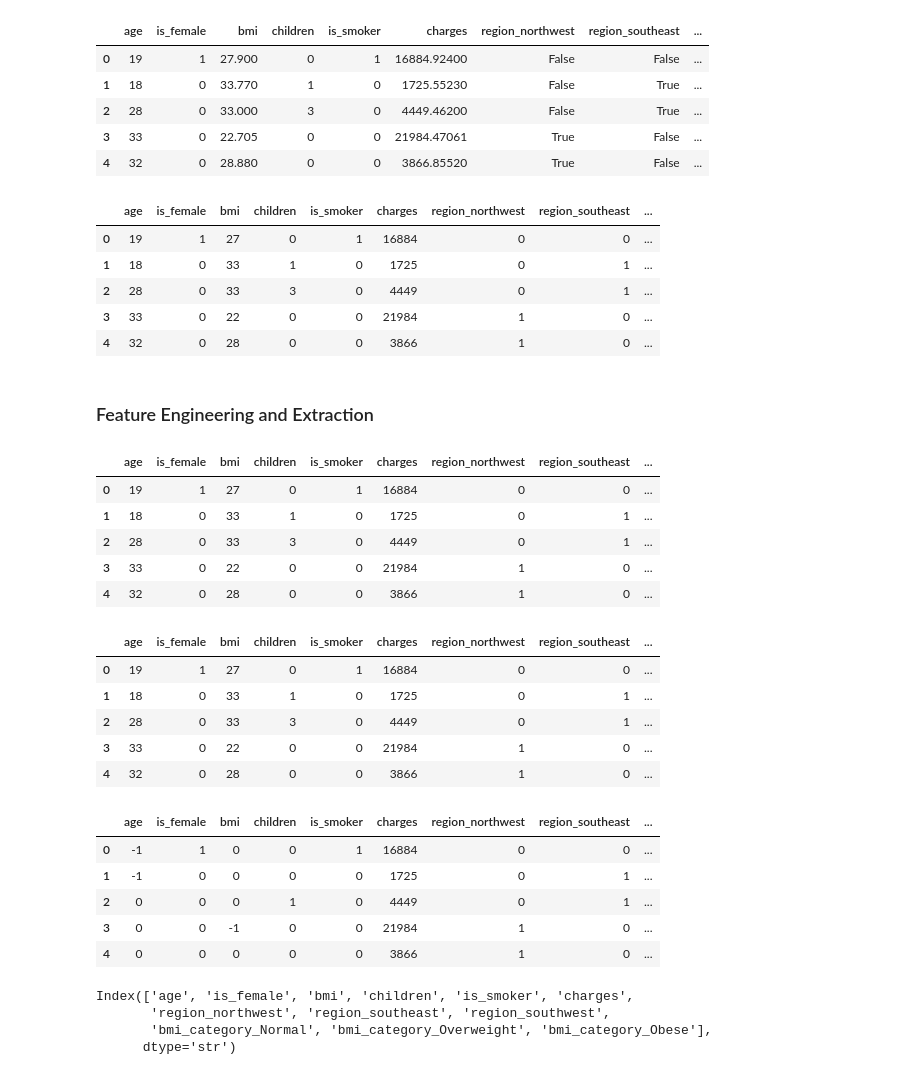
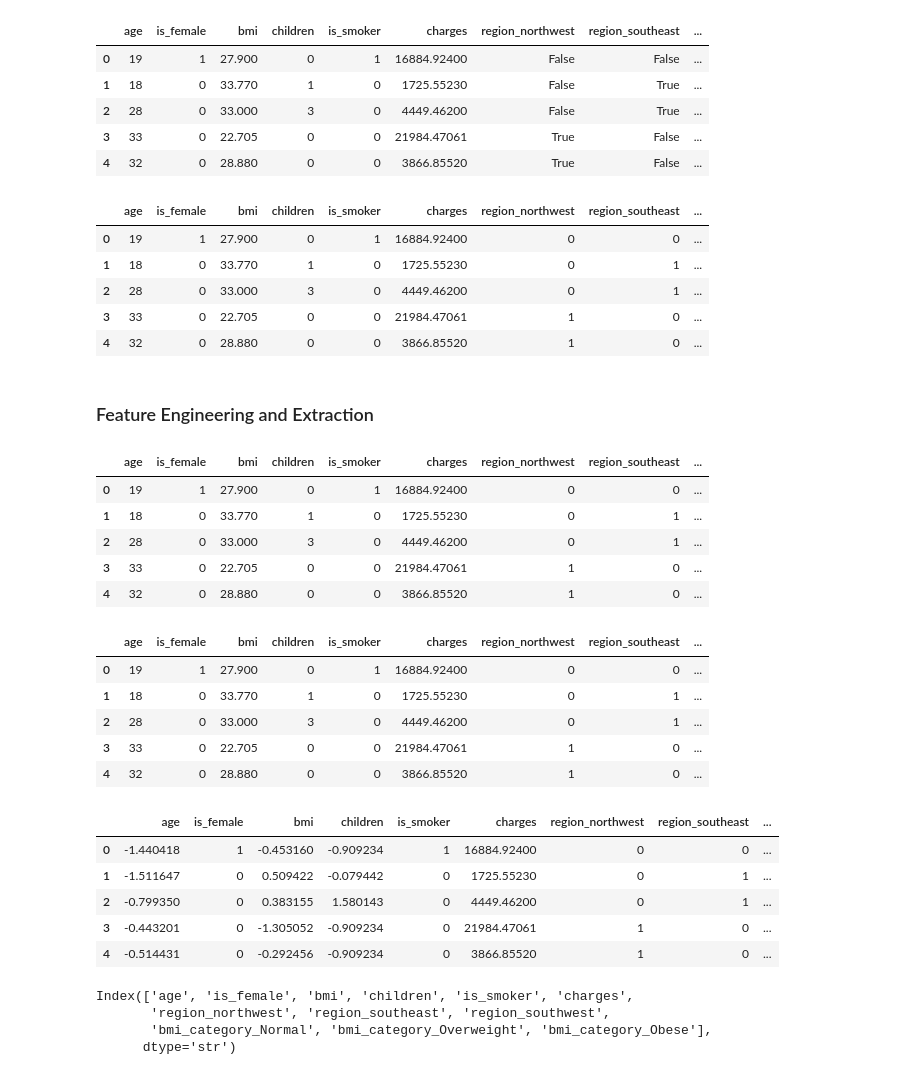
Before and after one commit to Kabeer07-dev/MachineLearning, a Jupyter notebook: EDA_insurance.ipynb, the cells around one changed output. Drawn from its saved outputs; the diff is of its cells as text; code cells hidden in the pictures.

```diff
--- a/EDA_insurance.ipynb
+++ b/EDA_insurance.ipynb
@@ -190,16 +190,16 @@ df2.head()
 | 3 | 33 | 0 | 22.705 | 0 | 0 | 21984.47061 | True | False | ... |
 | 4 | 32 | 0 | 28.880 | 0 | 0 | 3866.85520 | True | False | ... |
 # %%
-df2 = df2.astype(int)
+df2[['region_northwest','region_southeast','region_southwest']] = df2[['region_northwest','region_southeast','region_southwest']].astype(int)
 # %%
 df2.head()
 # %% [output]
 |  | age | is_female | bmi | children | is_smoker | charges | region_northwest | region_southeast | ... |
-| 0 | 19 | 1 | 27 | 0 | 1 | 16884 | 0 | 0 | ... |
-| 1 | 18 | 0 | 33 | 1 | 0 | 1725 | 0 | 1 | ... |
-| 2 | 28 | 0 | 33 | 3 | 0 | 4449 | 0 | 1 | ... |
-| 3 | 33 | 0 | 22 | 0 | 0 | 21984 | 1 | 0 | ... |
-| 4 | 32 | 0 | 28 | 0 | 0 | 3866 | 1 | 0 | ... |
+| 0 | 19 | 1 | 27.900 | 0 | 1 | 16884.92400 | 0 | 0 | ... |
+| 1 | 18 | 0 | 33.770 | 1 | 0 | 1725.55230 | 0 | 1 | ... |
+| 2 | 28 | 0 | 33.000 | 3 | 0 | 4449.46200 | 0 | 1 | ... |
+| 3 | 33 | 0 | 22.705 | 0 | 0 | 21984.47061 | 1 | 0 | ... |
+| 4 | 32 | 0 | 28.880 | 0 | 0 | 3866.85520 | 1 | 0 | ... |
 # %% [markdown]
 ### Feature Engineering and Extraction
 # %%
@@ -212,39 +212,39 @@ df2['bmi_category'] = pd.cut(
 df2.head()
 # %% [output]
 |  | age | is_female | bmi | children | is_smoker | charges | region_northwest | region_southeast | ... |
-| 0 | 19 | 1 | 27 | 0 | 1 | 16884 | 0 | 0 | ... |
-| 1 | 18 | 0 | 33 | 1 | 0 | 1725 | 0 | 1 | ... |
-| 2 | 28 | 0 | 33 | 3 | 0 | 4449 | 0 | 1 | ... |
-| 3 | 33 | 0 | 22 | 0 | 0 | 21984 | 1 | 0 | ... |
-| 4 | 32 | 0 | 28 | 0 | 0 | 3866 | 1 | 0 | ... |
+| 0 | 19 | 1 | 27.900 | 0 | 1 | 16884.92400 | 0 | 0 | ... |
+| 1 | 18 | 0 | 33.770 | 1 | 0 | 1725.55230 | 0 | 1 | ... |
+| 2 | 28 | 0 | 33.000 | 3 | 0 | 4449.46200 | 0 | 1 | ... |
+| 3 | 33 | 0 | 22.705 | 0 | 0 | 21984.47061 | 1 | 0 | ... |
+| 4 | 32 | 0 | 28.880 | 0 | 0 | 3866.85520 | 1 | 0 | ... |
 # %%
 df2 = pd.get_dummies(df2,columns=['bmi_category'],drop_first=True)
 df2.head()
 # %% [output]
 |  | age | is_female | bmi | children | is_smoker | charges | region_northwest | region_southeast | ... |
-| 0 | 19 | 1 | 27 | 0 | 1 | 16884 | 0 | 0 | ... |
-| 1 | 18 | 0 | 33 | 1 | 0 | 1725 | 0 | 1 | ... |
-| 2 | 28 | 0 | 33 | 3 | 0 | 4449 | 0 | 1 | ... |
-| 3 | 33 | 0 | 22 | 0 | 0 | 21984 | 1 | 0 | ... |
-| 4 | 32 | 0 | 28 | 0 | 0 | 3866 | 1 | 0 | ... |
+| 0 | 19 | 1 | 27.900 | 0 | 1 | 16884.92400 | 0 | 0 | ... |
+| 1 | 18 | 0 | 33.770 | 1 | 0 | 1725.55230 | 0 | 1 | ... |
+| 2 | 28 | 0 | 33.000 | 3 | 0 | 4449.46200 | 0 | 1 | ... |
+| 3 | 33 | 0 | 22.705 | 0 | 0 | 21984.47061 | 1 | 0 | ... |
+| 4 | 32 | 0 | 28.880 | 0 | 0 | 3866.85520 | 1 | 0 | ... |
 # %%
 from sklearn.preprocessing import StandardScaler
 
 scalar = StandardScaler()
 cols = ['age','bmi','children']
 df2[cols] = scalar.fit_transform(
     df2[cols]
 )
 
-df2 = df2.astype(int)
+df2[['bmi_category_Normal','bmi_category_Overweight','bmi_category_Obese']] = df2[['bmi_category_Normal','bmi_category_Overweight','bmi_category_Obese']].astype(int)
 df2.head()
 # %% [output]
 |  | age | is_female | bmi | children | is_smoker | charges | region_northwest | region_southeast | ... |
-| 0 | -1 | 1 | 0 | 0 | 1 | 16884 | 0 | 0 | ... |
-| 1 | -1 | 0 | 0 | 0 | 0 | 1725 | 0 | 1 | ... |
-| 2 | 0 | 0 | 0 | 1 | 0 | 4449 | 0 | 1 | ... |
-| 3 | 0 | 0 | -1 | 0 | 0 | 21984 | 1 | 0 | ... |
-| 4 | 0 | 0 | 0 | 0 | 0 | 3866 | 1 | 0 | ... |
+| 0 | -1.440418 | 1 | -0.453160 | -0.909234 | 1 | 16884.92400 | 0 | 0 | ... |
+| 1 | -1.511647 | 0 | 0.509422 | -0.079442 | 0 | 1725.55230 | 0 | 1 | ... |
+| 2 | -0.799350 | 0 | 0.383155 | 1.580143 | 0 | 4449.46200 | 0 | 1 | ... |
+| 3 | -0.443201 | 0 | -1.305052 | -0.909234 | 0 | 21984.47061 | 1 | 0 | ... |
+| 4 | -0.514431 | 0 | -0.292456 | -0.909234 | 0 | 3866.85520 | 1 | 0 | ... |
 # %%
 df2.columns
 # %% [output]
```
Also changed, not shown: parts of 3 cells of this notebook.
